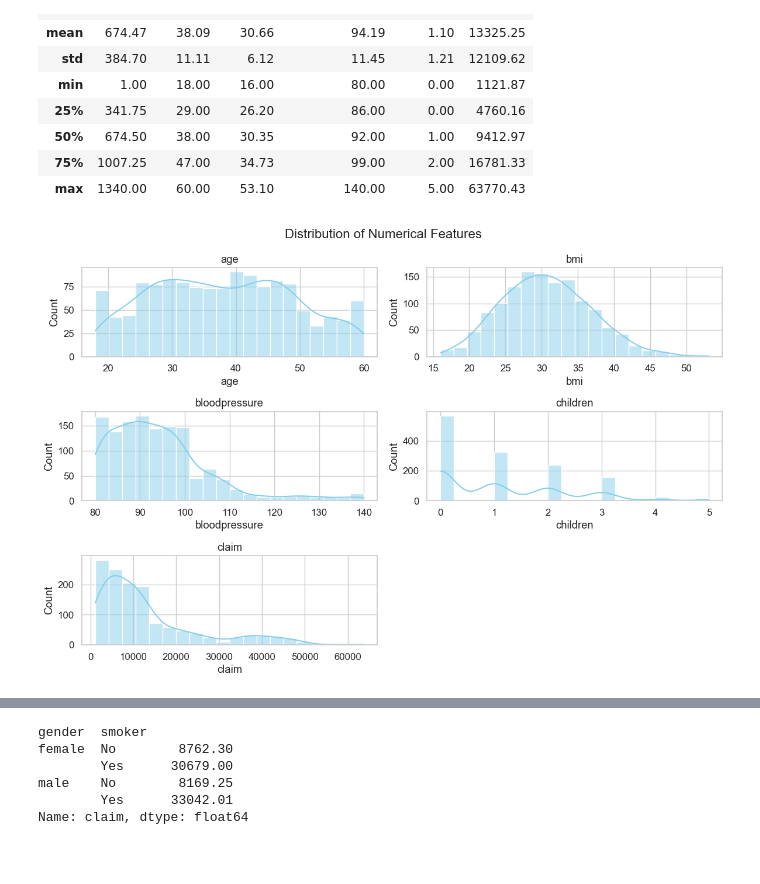
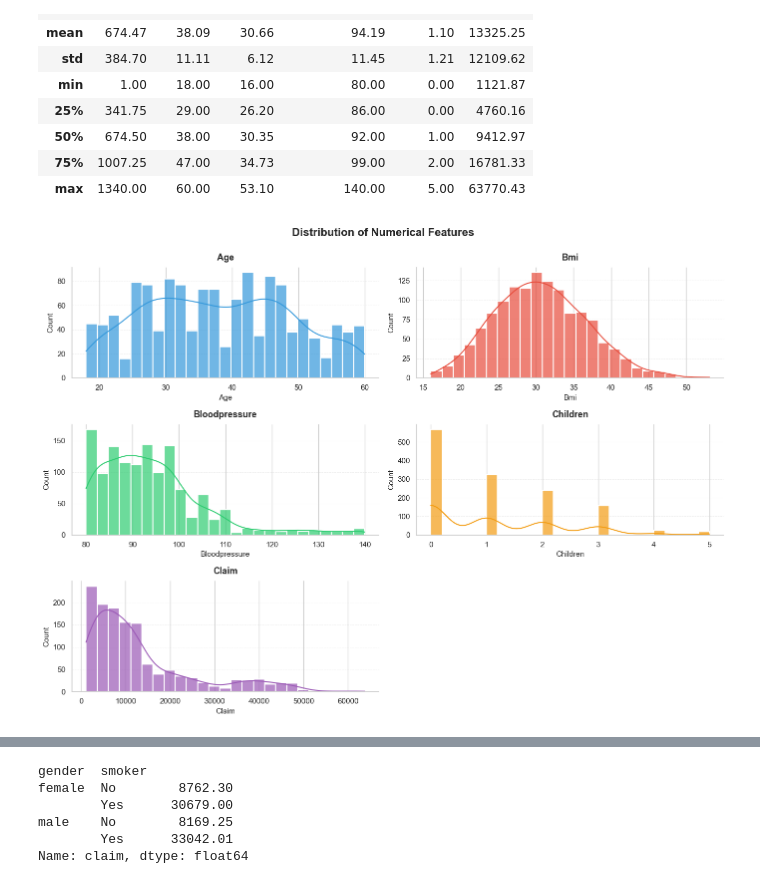
Before and after one commit to MateuszGruntkowski/Health-Insurance-Cost-Prediction, a Jupyter notebook: eda.ipynb, the cells around one changed output, grey strips where cells are left out. Saved outputs shown, nothing was run; the diff lists cells and outputs as text; code cells hidden in the pictures; blank space fills up the shorter version.

Commit message:
Improved plots

```diff
--- a/eda.ipynb
+++ b/eda.ipynb
@@ -82,17 +82,35 @@ df.describe()
 | max | 1340.00 | 60.00 | 53.10 | 140.00 | 5.00 | 63770.43 |
 # %%
 numeric_cols = ["age", "bmi", "bloodpressure", "children", "claim"]
-plt.figure(figsize=(12, 8))
+fig, axes = plt.subplots(3, 2, figsize=(14, 10))
+fig.patch.set_facecolor('white')
+
+colors = ['#3498db', '#e74c3c', '#2ecc71', '#f39c12', '#9b59b6']
+
+axes_flat = axes.flatten()
 
 for i, col in enumerate(numeric_cols):
-    plt.subplot(3, 2, i + 1)
-    sns.histplot(data=df, x=col, bins=20, kde=True, color='skyblue')
-    plt.title(col)
+    ax = axes_flat[i]
 
-plt.suptitle("Distribution of Numerical Features", fontsize=16)
+    sns.histplot(data=df, x=col, bins=25, kde=True,
+                 color=colors[i], alpha=0.7, ax=ax,
+                 edgecolor='white', linewidth=1.5)
+
+    ax.set_title(col.capitalize(), fontsize=13, fontweight='bold', pad=10)
+    ax.set_xlabel(col.capitalize(), fontsize=11)
+    ax.set_ylabel('Count', fontsize=11)
+    ax.grid(axis='y', alpha=0.3, linestyle='--', linewidth=0.7)
+    ax.set_axisbelow(True)
+
+    ax.spines['top'].set_visible(False)
+    ax.spines['right'].set_visible(False)
+
+fig.delaxes(axes_flat[5])
+
+plt.suptitle("Distribution of Numerical Features", fontsize=16, fontweight='bold', y=0.995)
 plt.tight_layout()
 plt.show()
 # %% [output]
-[figure, old version]
+[figure, new version]
 # %%
 cat_cols = ["gender", "diabetic", "smoker", "region"]
```
Also changed, not shown: parts of 10 cells of this notebook.
